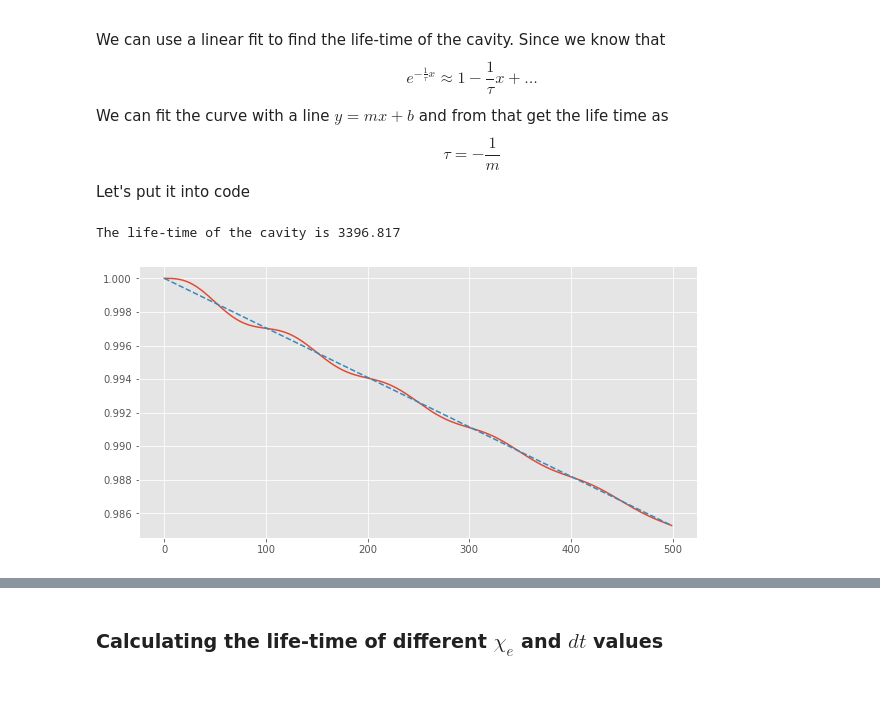
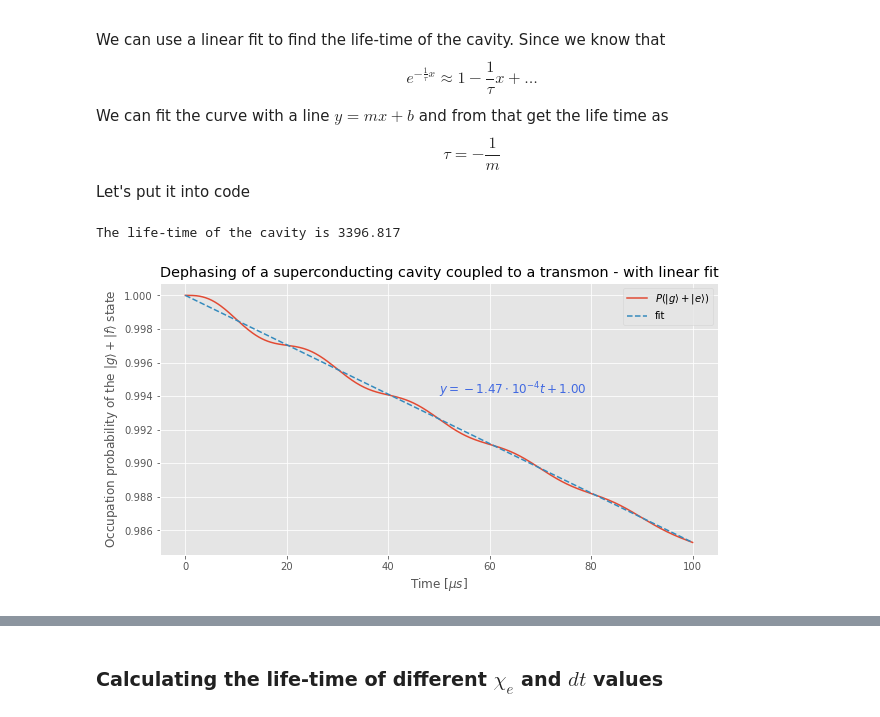
Before and after one commit to DanielCohenHillel/Cavity-Analysis, a Jupyter notebook: dephasing/dephasing.ipynb, the cells around one changed output, grey strips where cells are left out. Saved outputs shown, nothing was run; the diff lists cells and outputs as text; code cells hidden in the pictures; blank space fills up the shorter version.

Commit message:
Cleaned up dephasing notebook

```diff
--- a/dephasing/dephasing.ipynb
+++ b/dephasing/dephasing.ipynb
@@ -139,13 +188,21 @@ We can fit the curve with a line $y = mx + b$ and from that get the life time as
 $$\tau = -\frac{1}{m}$$
 Let's put it into code
 # %%
-m = -(n[0]-n[-1])/tlist[-1]  #  Slope of the line from the first to the last point
+delta_t = tlist[-1] - tlist[0]
+
+m = -(n[0]-n[-1])/delta_t  #  Slope of the line from the first to the last point
 plt.figure(figsize=(10,5))
-plt.plot(n)
-plt.plot(m*tlist+n[0], '--')
+plt.plot(tlist, n)
+plt.plot(tlist, m*tlist+n[0], '--')
+
+plt.legend([r"$P(| g \rangle + | e \rangle)$", "fit"])
+plt.xlabel(r'Time [$\mu s$]')
+plt.ylabel(r'Occupation probability of the $| g \rangle + | f \rangle$ state')
+plt.title('Dephasing of a superconducting cavity coupled to a transmon - with linear fit');
+plt.text(delta_t/2, 0.8*m*delta_t/2+n[0], f'$y={m*1e4:.2f}\\cdot 10^{{-4}}t+{n[0]:.2f}$', fontsize=12, color='RoyalBlue')
 print(f'The life-time of the cavity is \33[35m\33[1m{-.5/m:.3f}\33[0m')
 # %% [output]
 The life-time of the cavity is 3396.817
-[figure, old version]
+[figure, new version]
 # %% [markdown]
 ### What's going on?
```
Also changed, not shown: parts of 24 cells of this notebook.
